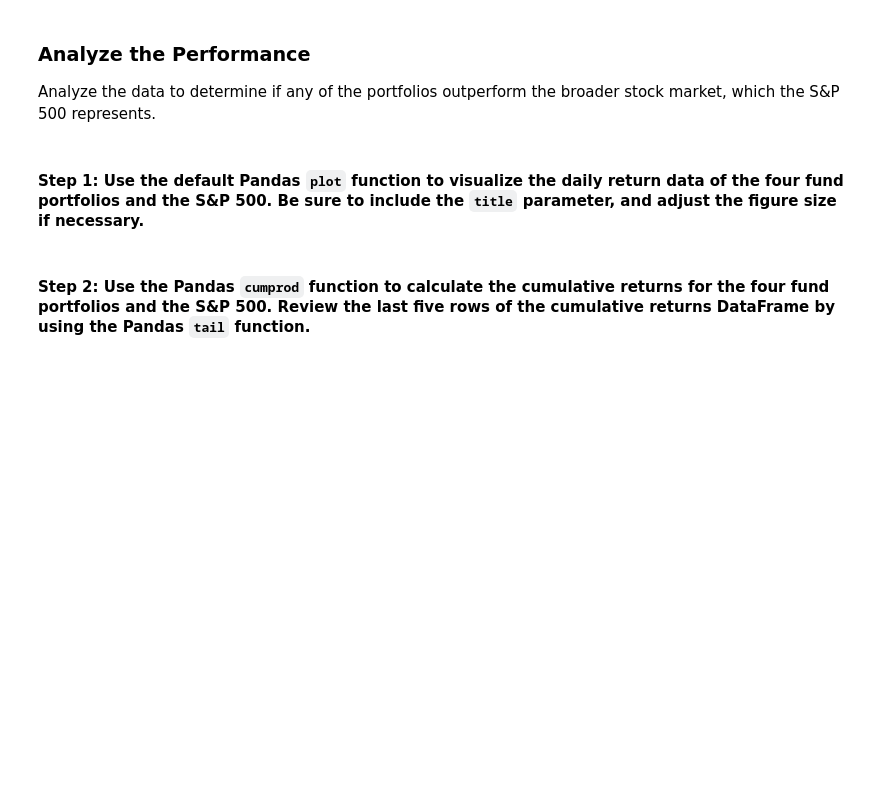
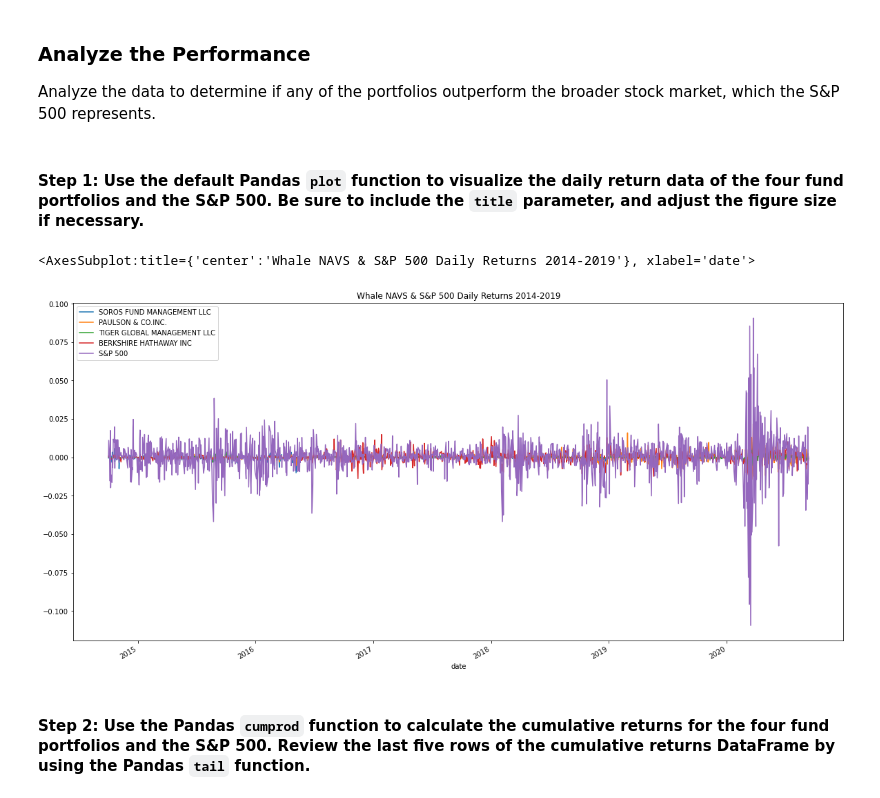
Before and after one commit to NomanZubairi/Pandas-Risk-Analysis, a Jupyter notebook: risk_return_analysis.ipynb, the cells around one changed output. Saved outputs shown, nothing was run; the diff lists cells and outputs as text; code cells hidden in the pictures; blank space fills up the shorter version.

```diff
--- a/risk_return_analysis.ipynb
+++ b/risk_return_analysis.ipynb
@@ -155,7 +155,10 @@ Analyze the data to determine if any of the portfolios outperform the broader st
 # %%
 # Plot the daily return data of the 4 funds and the S&P 500
 # Inclue a title parameter and adjust the figure size
-# YOUR CODE HERE
+whale_navs_df_daily_returns.plot(figsize=(20,10), title="Whale NAVS & S&P 500 Daily Returns 2014-2019")
+# %% [output]
+<AxesSubplot:title={'center':'Whale NAVS & S&P 500 Daily Returns 2014-2019'}, xlabel='date'>
+[figure, added]
 # %% [markdown]
 #### Step 2: Use the Pandas `cumprod` function to calculate the cumulative returns for the four fund portfolios and the S&P 500. Review the last five rows of the cumulative returns DataFrame by using the Pandas `tail` function.
 # %%
```
Also changed, not shown: parts of 3 cells of this notebook.
